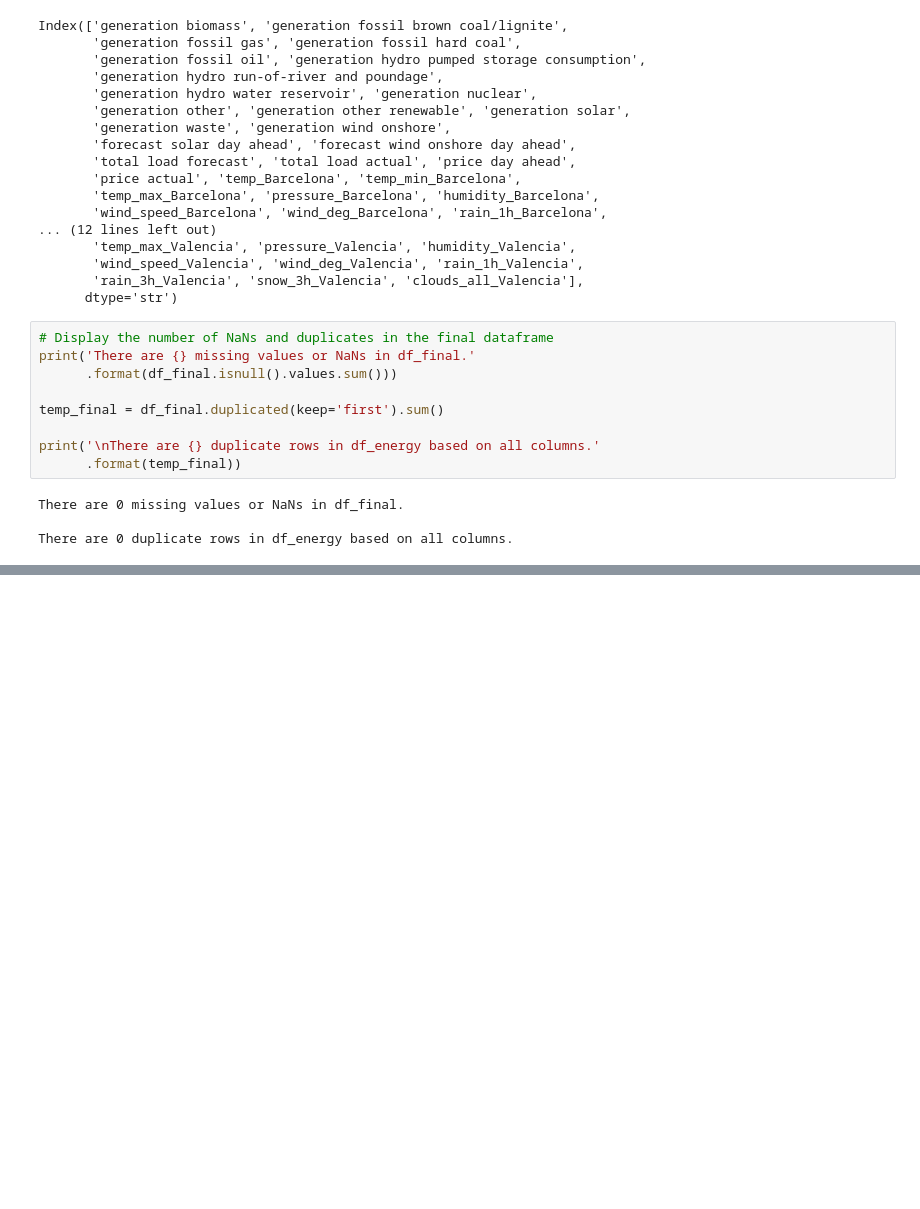
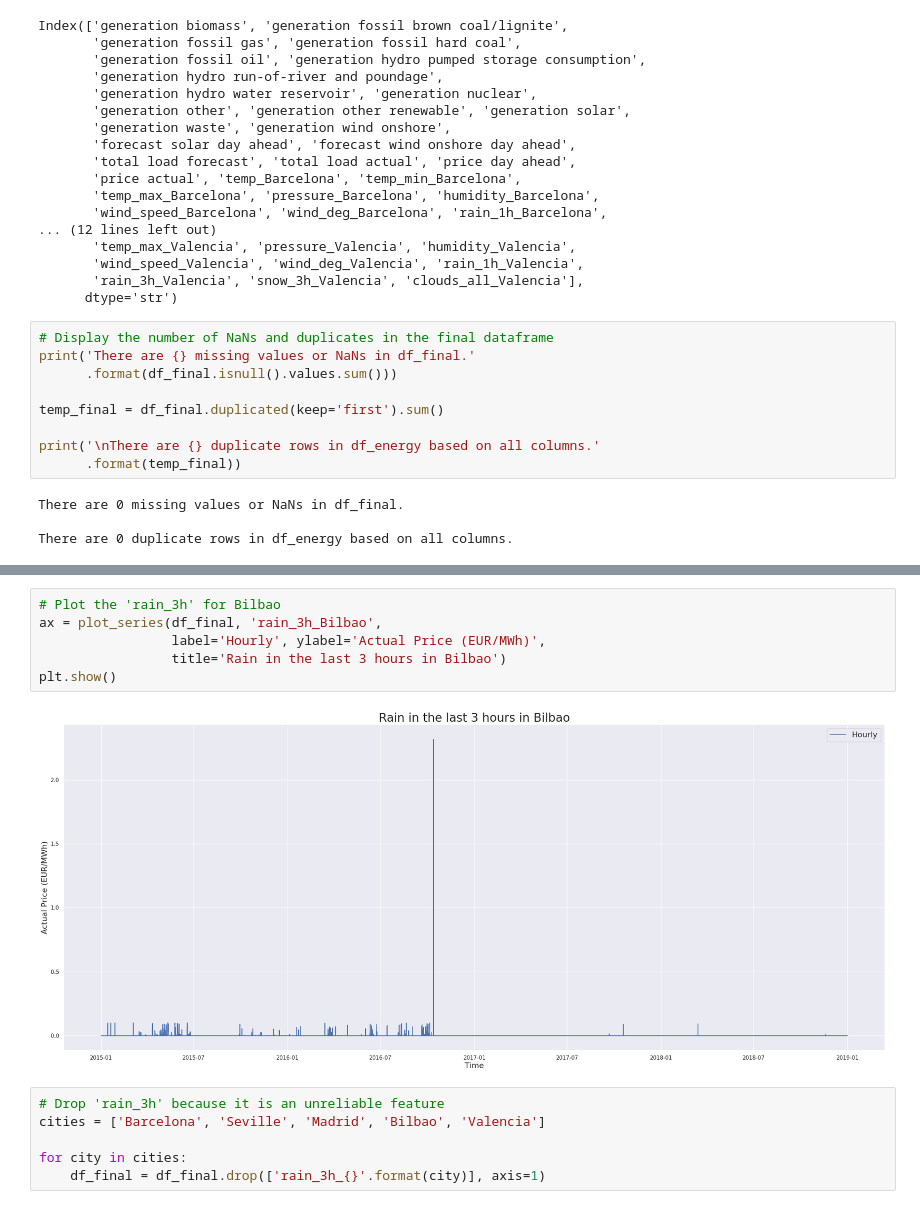
Before and after one commit to tdavies66/Electricity-Price-Forecasting-DNNs-EDA-Kaggle-, a Jupyter notebook: Notebooks/notebook1.ipynb, the cells around one changed output, grey strips where cells are left out. Drawn from its saved outputs; the diff is of its cells as text; blank space fills up the shorter version.

```diff
--- a/Notebooks/notebook1.ipynb
+++ b/Notebooks/notebook1.ipynb
@@ -539,0 +549,14 @@ There are 0 duplicate rows in df_energy based on all columns.
+# %%
+# Plot the 'rain_3h' for Bilbao
+ax = plot_series(df_final, 'rain_3h_Bilbao',
+                 label='Hourly', ylabel='Actual Price (EUR/MWh)',
+                 title='Rain in the last 3 hours in Bilbao')
+plt.show()
+# %% [output]
+[figure, added]
+# %%
+# Drop 'rain_3h' because it is an unreliable feature
+cities = ['Barcelona', 'Seville', 'Madrid', 'Bilbao', 'Valencia']
+
+for city in cities:
+    df_final = df_final.drop(['rain_3h_{}'.format(city)], axis=1)
```
Also changed, not shown: parts of 4 cells of this notebook.
